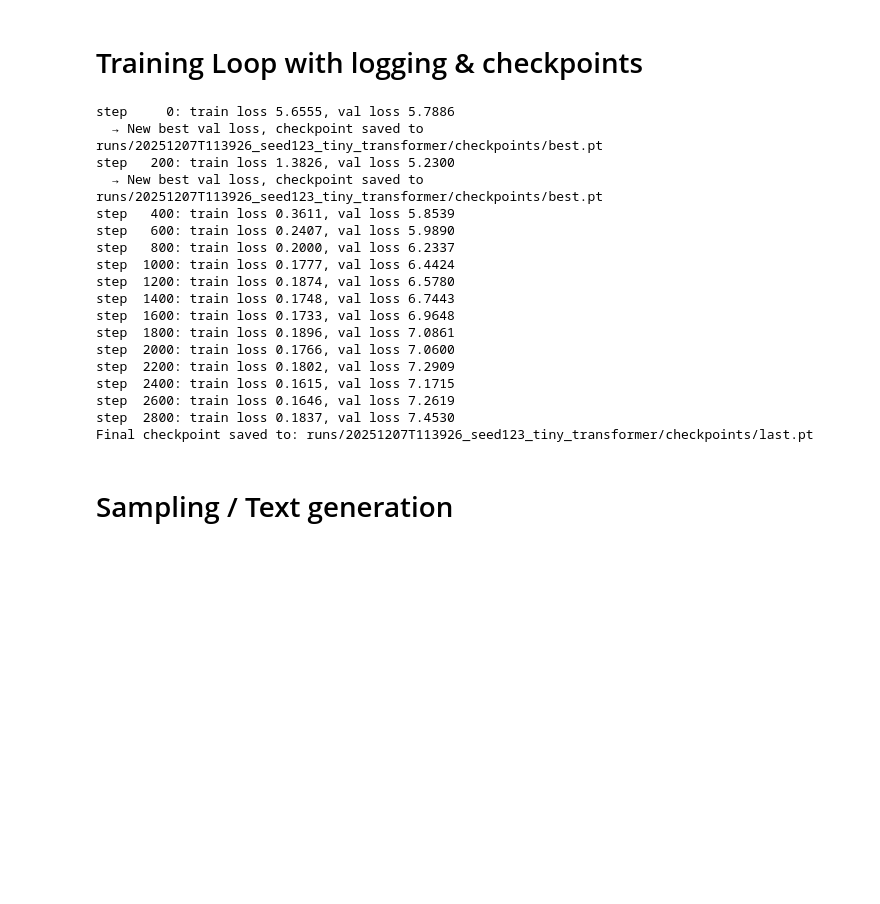
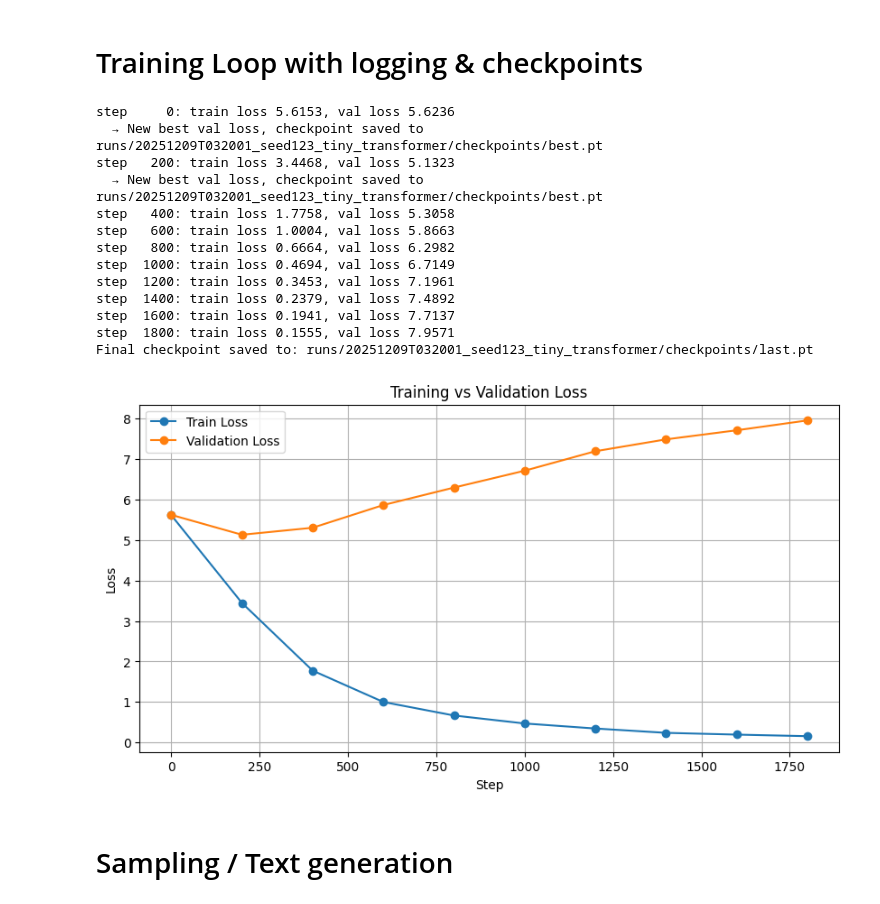
Before and after one commit to tailvar/theAIE, a Jupyter notebook: aiecode/ch03/notebooks/tae_capstone_wk3.ipynb, the cells around one changed output. Saved outputs shown, nothing was run; the diff lists cells and outputs as text; code cells hidden in the pictures; blank space fills up the shorter version.

Commit message:
finalising progress in capstone

```diff
--- a/aiecode/ch03/notebooks/tae_capstone_wk3.ipynb
+++ b/aiecode/ch03/notebooks/tae_capstone_wk3.ipynb
@@ -191,8 +289,8 @@ elif cfg.level == "word":
         """
         Split text into words and punctuation.
         Example:
-          "To be, or not to be." ->
-          ["To", "be", ",", "or", "not", "to", "be", "."]
+          "Greed is good. Greed is right" ->
+          ["Greed", "is", "good", ".", "Greed", "is", "right"]
         """
         # \w+  = one or more word chars (letters/digits/_)
         # \S   = any non-whitespace character (captures punctuation)
@@ -420,15 +518,23 @@ class FeedForward(nn.Module):
 A *TransformerBlock* combines several key components that work together to progressivley refine token representations as information flows through the model. Each block begins with <i>layer normalisation</i>, followed by <i>multi-head self attention</i>, which allows eaxh token to gather contextual information from earlier tokens in the sequence. A <i>residual connection</i> then preserves the original representation while adding the newly computed attention output, stabilising learning and improving gradient flow. This block applies a second layer normalisation before passing each token through a <i>feedforward network</i>, which performs a nonlinear transformation that enriches and expands the representation locally. Another residdual connection integrates this transformation with the tokens prior state. Stacking multiple blocks in depth enables the model to build a representational hierarchy: lower layers capture syrface-level patterns such as character sequences, middle layers learn grammatical structure and short range semantics, and upper layers develop broader more abstract meaning. Residual pathways throughout the block - mathematically in the form $x_{\text{next}} = x + f(x)$ ensure stable optimisation by allowing gradients to propogate effectively, preventing representational collaose and making deeper transformers trainable
 # %%
 class TransformerBlock(nn.Module):
-    def __init__(self, d_model: int, num_heads: int, d_ff: int, block_size: int):
+    def __init__(
+        self,
+        d_model: int,
+        num_heads: int,
+        d_ff: int,
+        block_size: int,
+        dropout: float,
+    ):
         super().__init__()
         self.ln1 = nn.LayerNorm(d_model)
         self.ln2 = nn.LayerNorm(d_model)
         self.attn = MultiHeadSelfAttention(d_model, num_heads, block_size)
         self.ff = FeedForward(d_model, d_ff)
+        self.dropout = nn.Dropout(dropout)
 
     def forward(self, x: Tensor) -> Tensor:
-        # GPT-style pre-norm + residual
-        x = x + self.attn(self.ln1(x))
-        x = x + self.ff(self.ln2(x))
+        # GPT-style pre-norm + residual + dropout
+        x = x + self.dropout(self.attn(self.ln1(x)))
+        x = x + self.dropout(self.ff(self.ln2(x)))
         return x
@@ -510,16 +658,25 @@ def estimate_loss():
 # %% [markdown]
 # Training Loop with logging & checkpoints
 # %%
+train_steps = []
+train_losses_history = []
+val_losses_history = []
+
 optimizer = torch.optim.Adam(model.parameters(), lr=cfg.learning_rate)
 
 best_val_loss = float("inf")
 
 for step in range(cfg.max_steps):
-    # Periodic evaluation
+    # ---- Periodic evaluation ----
     if step % cfg.eval_interval == 0:
         losses = estimate_loss()
         train_loss, val_loss = losses["train"], losses["val"]
         print(f"step {step:5d}: train loss {train_loss:.4f}, val loss {val_loss:.4f}")
+
+        # Record the losses
+        train_steps.append(step)
+        train_losses_history.append(train_loss)
+        val_losses_history.append(val_loss)
 
         # Update run record
         record.final_step = step
@@ -557,21 +714,28 @@ final_ckpt = run_dir / "checkpoints" / "last.pt"
 torch.save(model.state_dict(), final_ckpt)
 print("Final checkpoint saved to:", final_ckpt)
 # %% [output]
-step     0: train loss 5.6555, val loss 5.7886
-  → New best val loss, checkpoint saved to runs/20251207T113926_seed123_tiny_transformer/checkpoints/best.pt
-step   200: train loss 1.3826, val loss 5.2300
-  → New best val loss, checkpoint saved to runs/20251207T113926_seed123_tiny_transformer/checkpoints/best.pt
-step   400: train loss 0.3611, val loss 5.8539
-step   600: train loss 0.2407, val loss 5.9890
-step   800: train loss 0.2000, val loss 6.2337
-step  1000: train loss 0.1777, val loss 6.4424
-step  1200: train loss 0.1874, val loss 6.5780
-step  1400: train loss 0.1748, val loss 6.7443
-step  1600: train loss 0.1733, val loss 6.9648
-step  1800: train loss 0.1896, val loss 7.0861
-step  2000: train loss 0.1766, val loss 7.0600
-step  2200: train loss 0.1802, val loss 7.2909
-step  2400: train loss 0.1615, val loss 7.1715
-step  2600: train loss 0.1646, val loss 7.2619
-step  2800: train loss 0.1837, val loss 7.4530
-Final checkpoint saved to: runs/20251207T113926_seed123_tiny_transformer/checkpoints/last.pt
+step     0: train loss 5.6153, val loss 5.6236
+  → New best val loss, checkpoint saved to runs/20251209T032001_seed123_tiny_transformer/checkpoints/best.pt
+step   200: train loss 3.4468, val loss 5.1323
+  → New best val loss, checkpoint saved to runs/20251209T032001_seed123_tiny_transformer/checkpoints/best.pt
+step   400: train loss 1.7758, val loss 5.3058
+step   600: train loss 1.0004, val loss 5.8663
+step   800: train loss 0.6664, val loss 6.2982
+step  1000: train loss 0.4694, val loss 6.7149
+step  1200: train loss 0.3453, val loss 7.1961
+step  1400: train loss 0.2379, val loss 7.4892
+step  1600: train loss 0.1941, val loss 7.7137
+step  1800: train loss 0.1555, val loss 7.9571
+Final checkpoint saved to: runs/20251209T032001_seed123_tiny_transformer/checkpoints/last.pt
+# %%
+plt.figure(figsize=(10,5))
+plt.plot(train_steps, train_losses_history, label="Train Loss", marker='o')
+plt.plot(train_steps, val_losses_history, label="Validation Loss", marker='o')
+plt.xlabel("Step")
+plt.ylabel("Loss")
+plt.title("Training vs Validation Loss")
+plt.legend()
+plt.grid(True)
+plt.show()
+# %% [output]
+[figure, added]
```
Also changed, not shown: parts of 27 cells of this notebook.
